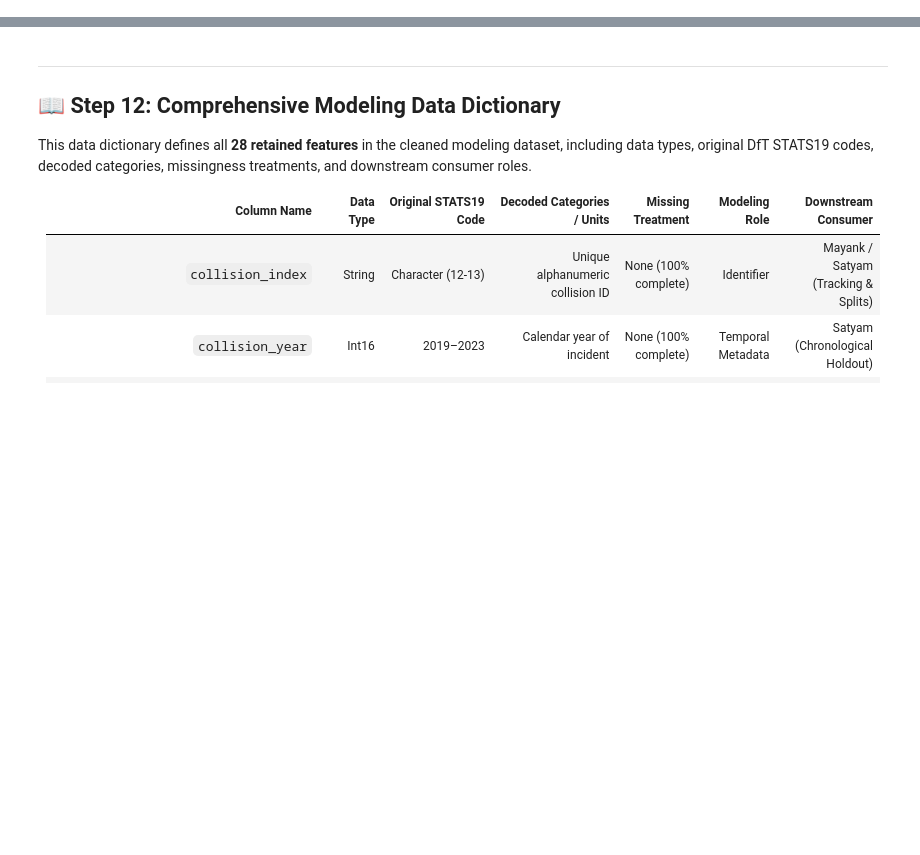
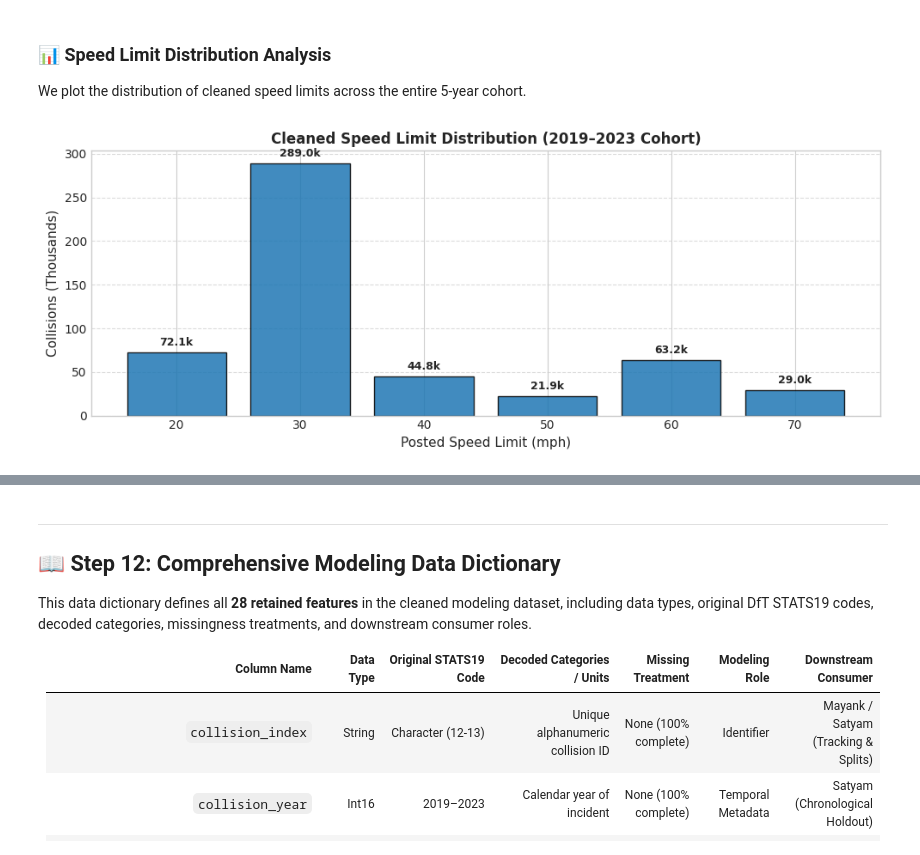
Before and after one commit to Kratos7heSpartanRage/Road-Accident-Severity-Prediction, a Jupyter notebook: 01_data_collection_validation_and_cleaning.ipynb, the cells around one changed output, grey strips where cells are left out. Saved outputs shown, nothing was run; the diff lists cells and outputs as text; code cells hidden in the pictures; blank space fills up the shorter version.

```diff
--- a/01_data_collection_validation_and_cleaning.ipynb
+++ b/01_data_collection_validation_and_cleaning.ipynb
@@ -878,0 +470,24 @@ Workspace cleanup verified: data/intermediate/ is clean and empty.
+# %%
+# 1. Create Imputation Lookup Table from Valid Records
+speed_impute_lookup = df_5yr[~invalid_speed_mask].groupby(['urban_or_rural_area', 'road_type'])['speed_limit'].median()
+print("Speed Limit Imputation Hierarchy (Median Speed by Area & Road Type):")
+print(speed_impute_lookup)
+
+# 2. Initialize indicator flag
+df_5yr['speed_limit_imputed'] = 0
+
+# 3. Apply Group-Level Imputation
+for (urban_rural, road_t), med_speed in speed_impute_lookup.items():
+    mask = invalid_speed_mask & (df_5yr['urban_or_rural_area'] == urban_rural) & (df_5yr['road_type'] == road_t)
+    df_5yr.loc[mask, 'speed_limit'] = med_speed
+    df_5yr.loc[mask, 'speed_limit_imputed'] = 1
+
+# 4. Fallback for any unmapped residual records: Default to UK national urban median (30 mph)
+residual_mask = ~df_5yr['speed_limit'].isin(valid_uk_limits)
+df_5yr.loc[residual_mask, 'speed_limit'] = 30.0
+df_5yr.loc[residual_mask, 'speed_limit_imputed'] = 1
+
+total_imputed = df_5yr['speed_limit_imputed'].sum()
+print(f"\nImputation complete: {total_imputed} records repaired.")
+assert (~df_5yr['speed_limit'].isin(valid_uk_limits)).sum() == 0, "FATAL: Invalid speed limits remain!"
+print("Validation Passed: 100% of speed limits now strictly adhere to legal UK limits {20, 30, 40, 50, 60, 70} mph.")
@@ -878,0 +513,23 @@ Workspace cleanup verified: data/intermediate/ is clean and empty.
+# %% [markdown]
+### 📊 Speed Limit Distribution Analysis
+
+We plot the distribution of cleaned speed limits across the entire 5-year cohort.
+# %%
+# Plotting Cleaned Speed Limit Distribution
+plt.figure(figsize=(10, 4))
+speed_counts = df_5yr['speed_limit'].value_counts().sort_index()
+bars = plt.bar([str(int(s)) for s in speed_counts.index], speed_counts.values / 1000, color='#1f77b4', edgecolor='black', alpha=0.85)
+
+plt.title('Cleaned Speed Limit Distribution (2019–2023 Cohort)', fontweight='bold')
+plt.xlabel('Posted Speed Limit (mph)')
+plt.ylabel('Collisions (Thousands)')
+plt.grid(axis='y', linestyle='--', alpha=0.7)
+
+for bar in bars:
+    yval = bar.get_height()
+    plt.text(bar.get_x() + bar.get_width()/2, yval + 5, f"{yval:.1f}k", ha='center', va='bottom', fontsize=9, fontweight='bold')
+
+plt.tight_layout()
+plt.show()
+# %% [output]
+[figure, added]
```
Also changed, not shown: parts of 93 cells of this notebook, 1 other file.
